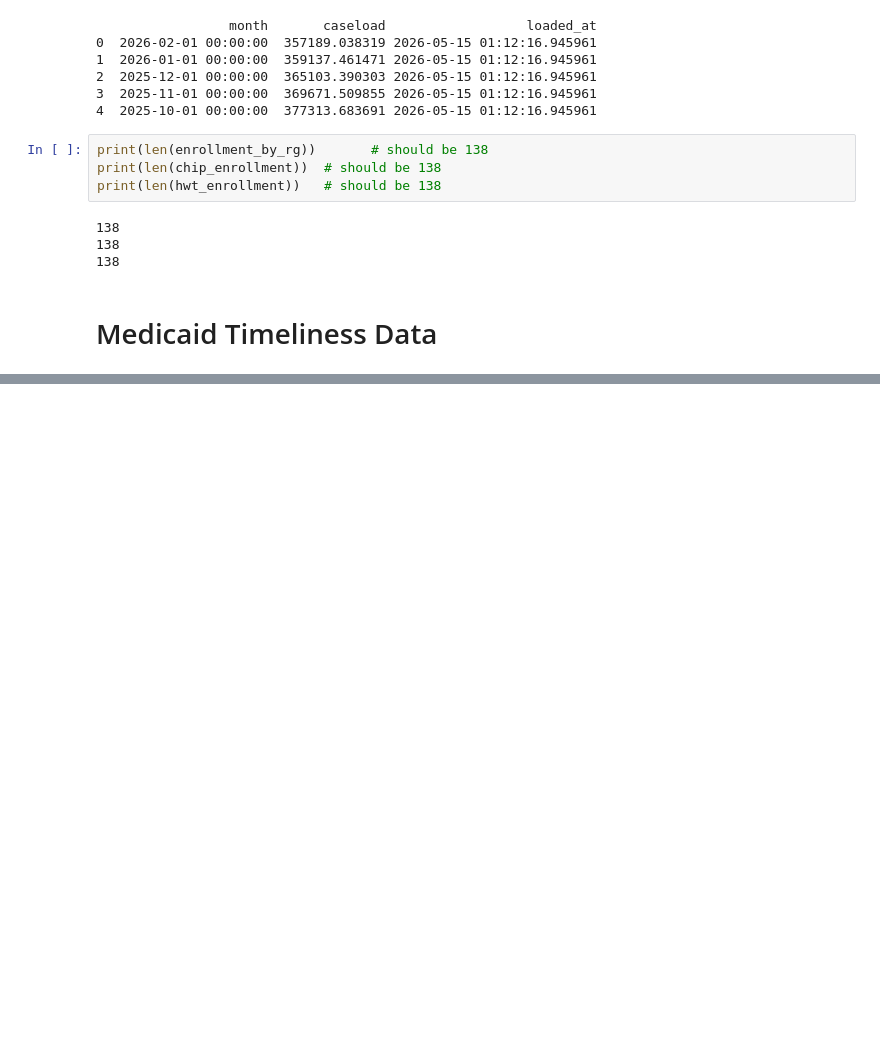
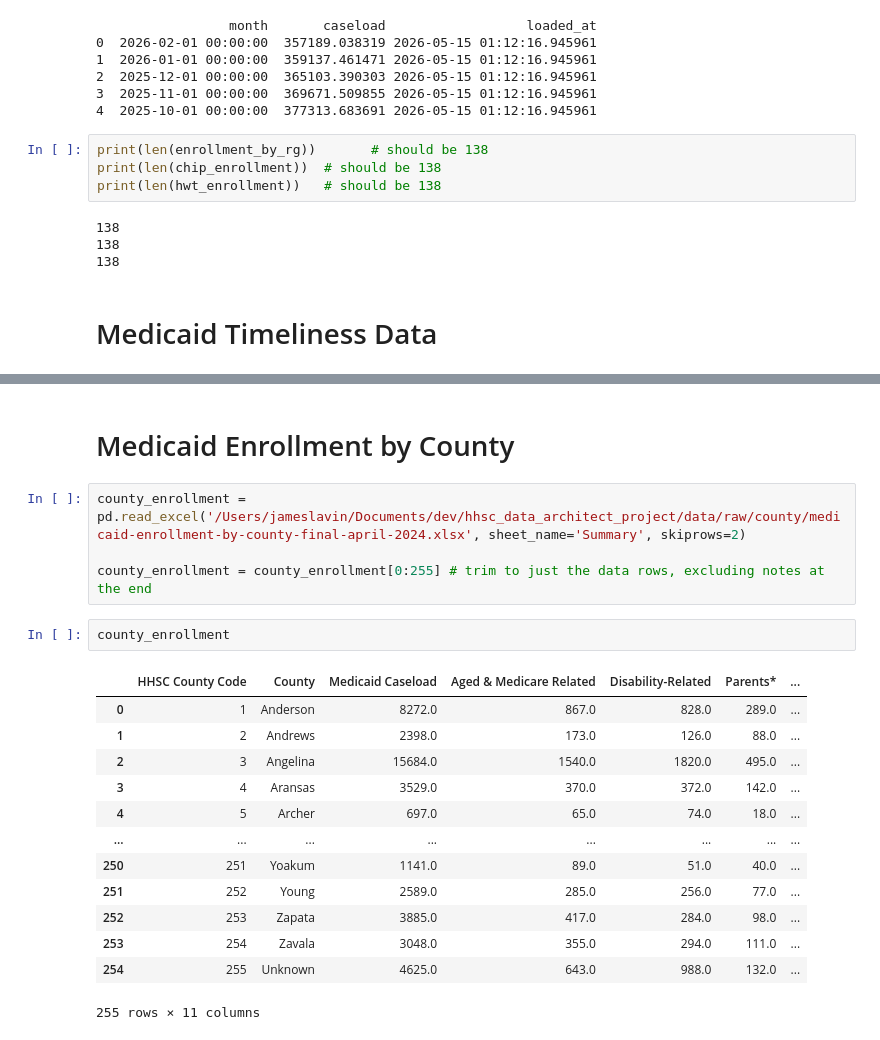
Before and after one commit to jdlavin/hhsc_data_architect_project, a Jupyter notebook: ingestion/EDA.ipynb, the cells around one changed output, grey strips where cells are left out. Saved outputs shown, nothing was run; the diff lists cells and outputs as text; blank space fills up the shorter version.

```diff
--- a/ingestion/EDA.ipynb
+++ b/ingestion/EDA.ipynb
@@ -111,0 +220,22 @@ redeterminations = redeterminations[1:19]  # trim first empty row and total row
+# %% [markdown]
+# Medicaid Enrollment by County
+# %%
+county_enrollment = pd.read_excel('/Users/jameslavin/Documents/dev/hhsc_data_architect_project/data/raw/county/medicaid-enrollment-by-county-final-april-2024.xlsx', sheet_name='Summary', skiprows=2)
+
+county_enrollment = county_enrollment[0:255] # trim to just the data rows, excluding notes at the end
+# %%
+county_enrollment
+# %% [output]
+|  | HHSC County Code | County | Medicaid Caseload | Aged & Medicare Related | Disability-Related | Parents* | ... |
+| 0 | 1 | Anderson | 8272.0 | 867.0 | 828.0 | 289.0 | ... |
+| 1 | 2 | Andrews | 2398.0 | 173.0 | 126.0 | 88.0 | ... |
+| 2 | 3 | Angelina | 15684.0 | 1540.0 | 1820.0 | 495.0 | ... |
+| 3 | 4 | Aransas | 3529.0 | 370.0 | 372.0 | 142.0 | ... |
+| 4 | 5 | Archer | 697.0 | 65.0 | 74.0 | 18.0 | ... |
+| ... | ... | ... | ... | ... | ... | ... | ... |
+| 250 | 251 | Yoakum | 1141.0 | 89.0 | 51.0 | 40.0 | ... |
+| 251 | 252 | Young | 2589.0 | 285.0 | 256.0 | 77.0 | ... |
+| 252 | 253 | Zapata | 3885.0 | 417.0 | 284.0 | 98.0 | ... |
+| 253 | 254 | Zavala | 3048.0 | 355.0 | 294.0 | 111.0 | ... |
+| 254 | 255 | Unknown | 4625.0 | 643.0 | 988.0 | 132.0 | ... |
+255 rows × 11 columns
```
Also changed, not shown: parts of 12 cells of this notebook, 1 other file.
